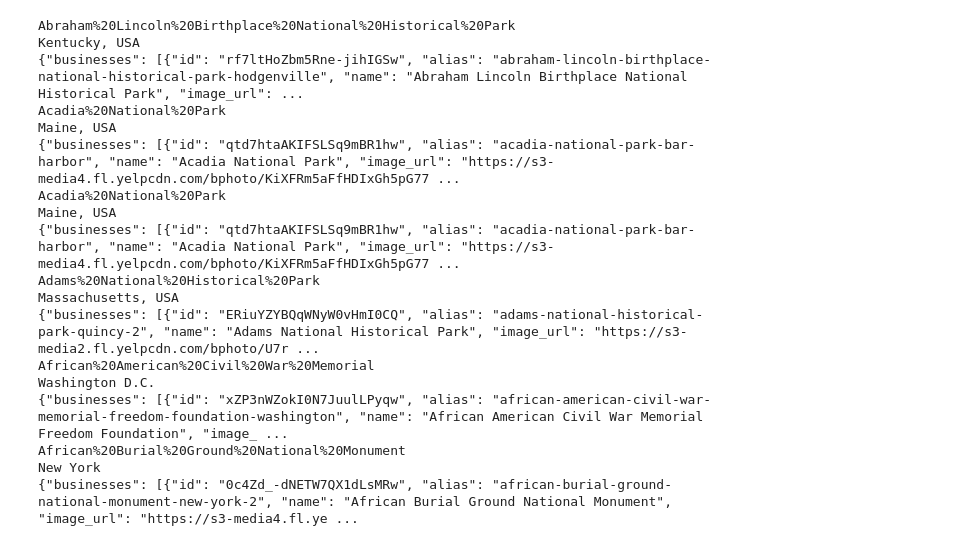
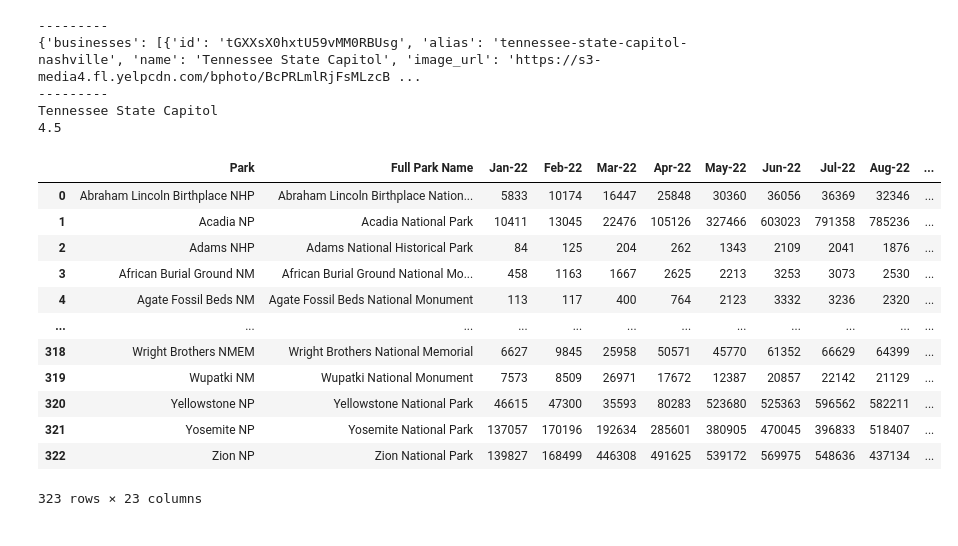
Before and after one commit to kristenfarabaugh/Project-3, a Jupyter notebook: Data Collection/Yelp Data Pull.ipynb, the cells around one changed output. Drawn from its saved outputs; the diff is of its cells as text; code cells hidden in the pictures.

```diff
--- a/Data Collection/Yelp Data Pull.ipynb
+++ b/Data Collection/Yelp Data Pull.ipynb
@@ -127,37 +15,46 @@ trial_parks_list
 # %%
-for i in range(len(trial_parks_list)):
-    trial_parks_list[i]["Park Name"] = trial_parks_list[i]["Park Name"].replace(" ", "%20")
-    print(trial_parks_list[i]["Park Name"])
-    print(trial_parks_list[i]["State"])
+base_url = "https://api.yelp.com/v3/businesses/search?"
+location = "Tennesee, USA"
+categories = "national&sort_by=best_match"
+term = "Andrew%20Johnson%20National%20Historic%20Site"##"national%park" #Search term = National Park
+url = f"{base_url}location={location}&term={term}&categories={categories}"
+headers = {
+        "accept": "application/json",
+         "authorization": f"Bearer {api_key}"
+            }
+response = requests.get(url, headers=headers).json()
 
-    base_url = "https://api.yelp.com/v3/businesses/search?"
-    location = trial_parks_list[i]["State"]
-    categories = "national&sort_by=best_match"
-    term = trial_parks_list[i]["Park Name"]
-    url = f"{base_url}location={location}&term={term}&categories={categories}"
-    headers = {
-            "accept": "application/json",
-             "authorization": f"Bearer {api_key}"
-                }
-    response = requests.get(url, headers=headers)
+print("---------")
+print(response)
+print("---------")
 
-    print(response.text)
+yelp_name = response["businesses"][0]["name"]
+yelp_rating = response["businesses"][0]["rating"]
+
+print(yelp_name)
+print(yelp_rating)
 # %% [output]
-Abraham%20Lincoln%20Birthplace%20National%20Historical%20Park
-Kentucky, USA
-{"businesses": [{"id": "rf7ltHoZbm5Rne-jihIGSw", "alias": "abraham-lincoln-birthplace-national-historical-park-hodgenville", "name": "Abraham Lincoln Birthplace National Historical Park", "image_url": ...
-Acadia%20National%20Park
-Maine, USA
-{"businesses": [{"id": "qtd7htaAKIFSLSq9mBR1hw", "alias": "acadia-national-park-bar-harbor", "name": "Acadia National Park", "image_url": "https://s3-media4.fl.yelpcdn.com/bphoto/KiXFRm5aFfHDIxGh5pG77 ...
-Acadia%20National%20Park
-Maine, USA
-{"businesses": [{"id": "qtd7htaAKIFSLSq9mBR1hw", "alias": "acadia-national-park-bar-harbor", "name": "Acadia National Park", "image_url": "https://s3-media4.fl.yelpcdn.com/bphoto/KiXFRm5aFfHDIxGh5pG77 ...
-Adams%20National%20Historical%20Park
-Massachusetts, USA
-{"businesses": [{"id": "ERiuYZYBQqWNyW0vHmI0CQ", "alias": "adams-national-historical-park-quincy-2", "name": "Adams National Historical Park", "image_url": "https://s3-media2.fl.yelpcdn.com/bphoto/U7r ...
-African%20American%20Civil%20War%20Memorial
-Washington D.C.
-{"businesses": [{"id": "xZP3nWZokI0N7JuulLPyqw", "alias": "african-american-civil-war-memorial-freedom-foundation-washington", "name": "African American Civil War Memorial Freedom Foundation", "image_ ...
-African%20Burial%20Ground%20National%20Monument
-New York
-{"businesses": [{"id": "0c4Zd_-dNETW7QX1dLsMRw", "alias": "african-burial-ground-national-monument-new-york-2", "name": "African Burial Ground National Monument", "image_url": "https://s3-media4.fl.ye ...
+---------
+{'businesses': [{'id': 'tGXXsX0hxtU59vMM0RBUsg', 'alias': 'tennessee-state-capitol-nashville', 'name': 'Tennessee State Capitol', 'image_url': 'https://s3-media4.fl.yelpcdn.com/bphoto/BcPRLmlRjFsMLzcB ...
+---------
+Tennessee State Capitol
+4.5
+# %%
+#Read in the park_info_with_2022_visitor_info (this is a csv file that contains both the NPS scraped data and the NPS API call data)
+# (i.e. the monthly visitors for 2022 and the park information)
+visitor_info_df = pd.read_csv('../Output/park_info_with_2022_visitor_info.csv')
+visitor_info_df
+# %% [output]
+|  | Park | Full Park Name | Jan-22 | Feb-22 | Mar-22 | Apr-22 | May-22 | Jun-22 | Jul-22 | Aug-22 | ... |
+| 0 | Abraham Lincoln Birthplace NHP | Abraham Lincoln Birthplace Nation... | 5833 | 10174 | 16447 | 25848 | 30360 | 36056 | 36369 | 32346 | ... |
+| 1 | Acadia NP | Acadia National Park | 10411 | 13045 | 22476 | 105126 | 327466 | 603023 | 791358 | 785236 | ... |
+| 2 | Adams NHP | Adams National Historical Park | 84 | 125 | 204 | 262 | 1343 | 2109 | 2041 | 1876 | ... |
+| 3 | African Burial Ground NM | African Burial Ground National Mo... | 458 | 1163 | 1667 | 2625 | 2213 | 3253 | 3073 | 2530 | ... |
+| 4 | Agate Fossil Beds NM | Agate Fossil Beds National Monument | 113 | 117 | 400 | 764 | 2123 | 3332 | 3236 | 2320 | ... |
+| ... | ... | ... | ... | ... | ... | ... | ... | ... | ... | ... | ... |
+| 318 | Wright Brothers NMEM | Wright Brothers National Memorial | 6627 | 9845 | 25958 | 50571 | 45770 | 61352 | 66629 | 64399 | ... |
+| 319 | Wupatki NM | Wupatki National Monument | 7573 | 8509 | 26971 | 17672 | 12387 | 20857 | 22142 | 21129 | ... |
+| 320 | Yellowstone NP | Yellowstone National Park | 46615 | 47300 | 35593 | 80283 | 523680 | 525363 | 596562 | 582211 | ... |
+| 321 | Yosemite NP | Yosemite National Park | 137057 | 170196 | 192634 | 285601 | 380905 | 470045 | 396833 | 518407 | ... |
+| 322 | Zion NP | Zion National Park | 139827 | 168499 | 446308 | 491625 | 539172 | 569975 | 548636 | 437134 | ... |
+323 rows × 23 columns
```
Also changed, not shown: parts of 18 cells of this notebook, 5 other files.
